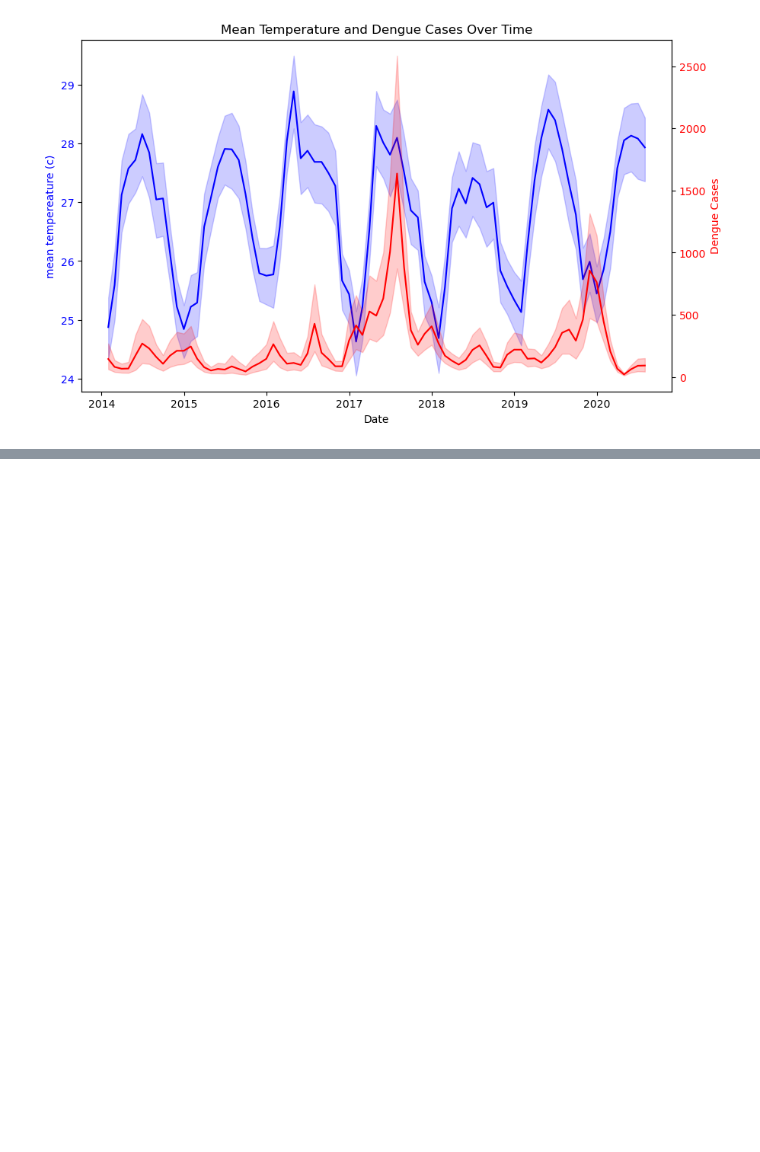
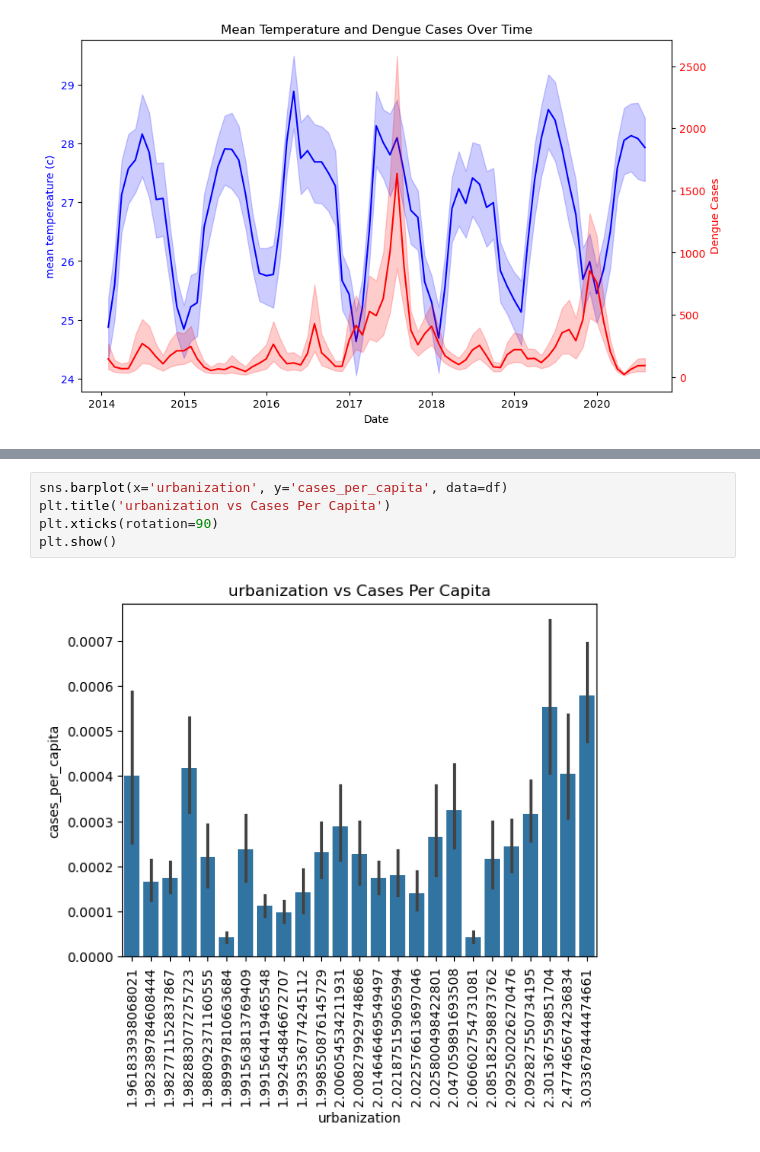
Before and after one commit to LlakmalGamage/Dengue-Forecasting-Sri-Lanka, a Jupyter notebook: notebooks/data_analysis.ipynb, the cells around one changed output, grey strips where cells are left out. Drawn from its saved outputs; the diff is of its cells as text; blank space fills up the shorter version.

```diff
--- a/notebooks/data_analysis.ipynb
+++ b/notebooks/data_analysis.ipynb
@@ -305,0 +340,7 @@ plt.show()
+# %%
+sns.barplot(x='urbanization', y='cases_per_capita', data=df)
+plt.title('urbanization vs Cases Per Capita')
+plt.xticks(rotation=90)
+plt.show()
+# %% [output]
+[figure, added]
```
Also changed, not shown: parts of 35 cells of this notebook.
